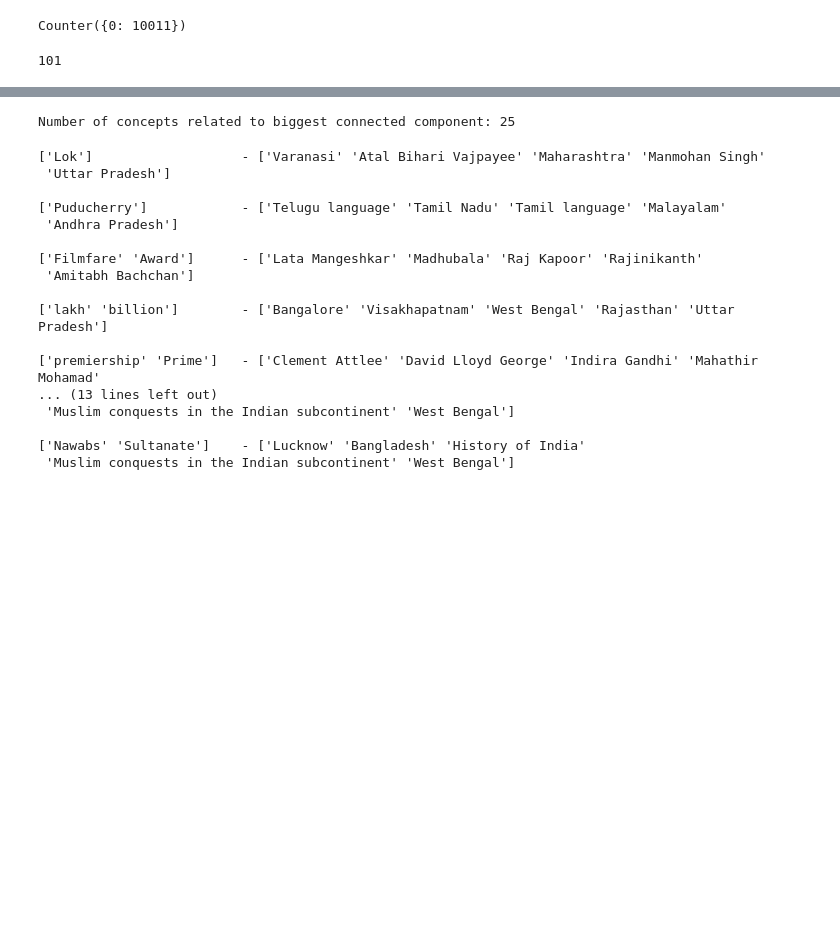
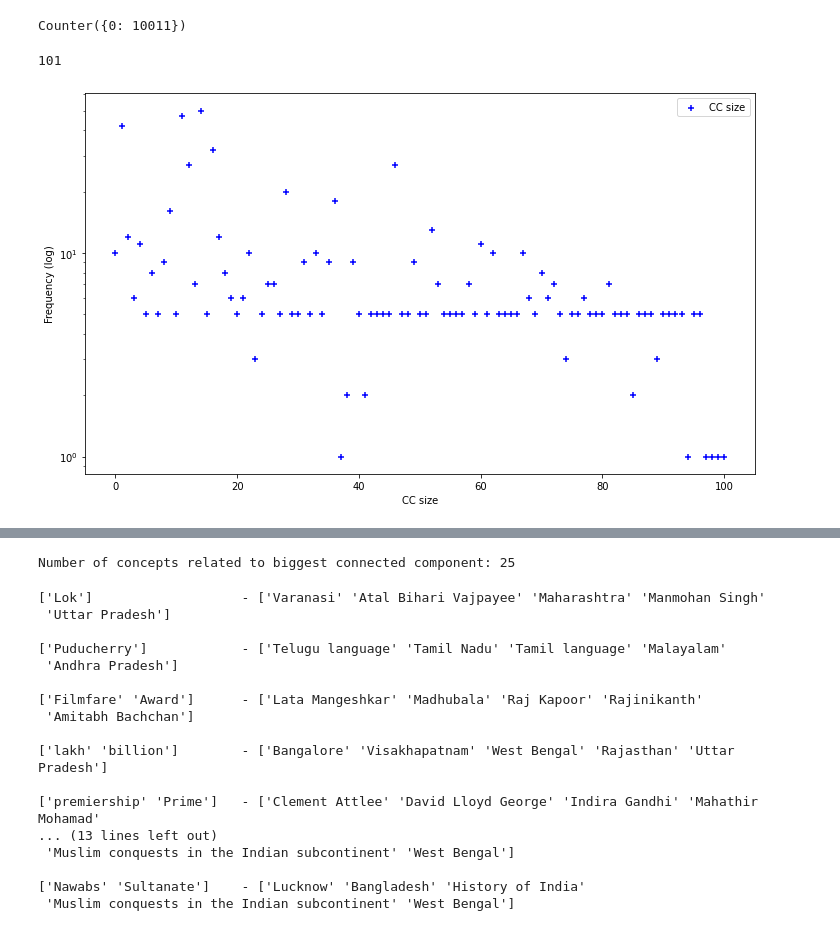
Before and after one commit to Co-MEG/CoMEG, a Jupyter notebook: notebooks/2_unexpected_concepts_wikivitals.ipynb, the cells around one changed output, grey strips where cells are left out. Drawn from its saved outputs; the diff is of its cells as text; code cells hidden in the pictures; blank space fills up the shorter version.

```diff
--- a/notebooks/2_unexpected_concepts_wikivitals.ipynb
+++ b/notebooks/2_unexpected_concepts_wikivitals.ipynb
@@ -444,6 +444,11 @@ labels_cc_summarized = get_connected_components(summarized_adjacency[mask, :][:,
 len(Counter(labels_cc_summarized))
 # %% [output]
 101
+# %%
+fig, ax = plt.subplots(1, 1, figsize=(12, 7))
+plot_distrib([x for x in labels_cc_summarized], log=False, ax=ax, label='CC size', xlabel='CC size')
+# %% [output]
+[figure, added]
 # %%
 # Find biggest connected component
 sorted(Counter(labels_cc_summarized).items(), key=lambda x: x[1], reverse=True)[0]
```
Also changed, not shown: parts of 18 cells of this notebook.
